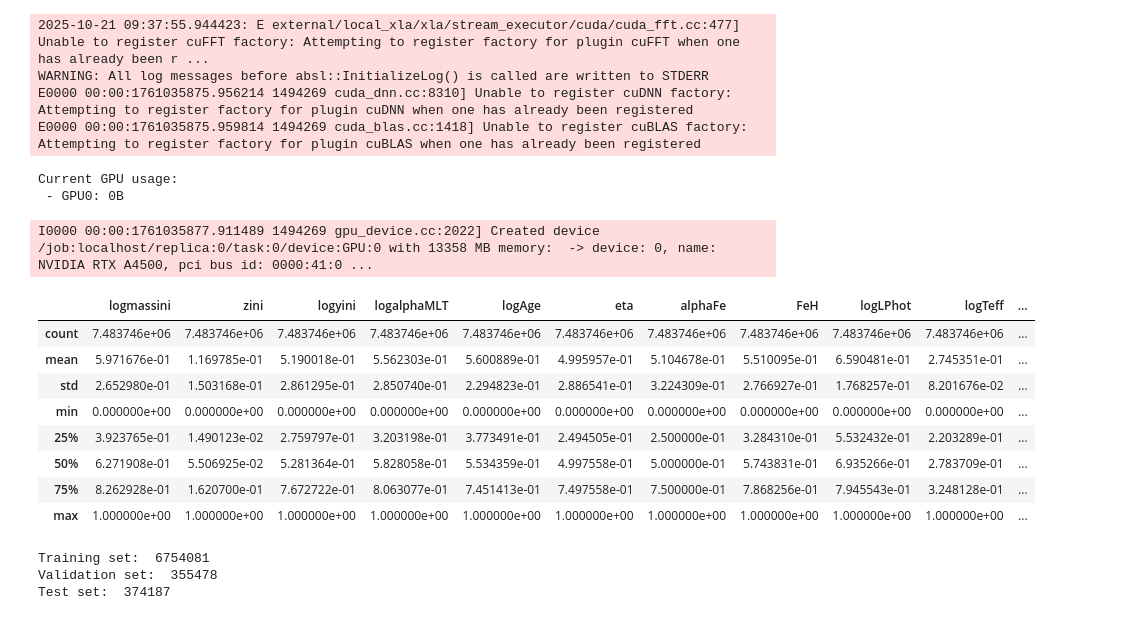
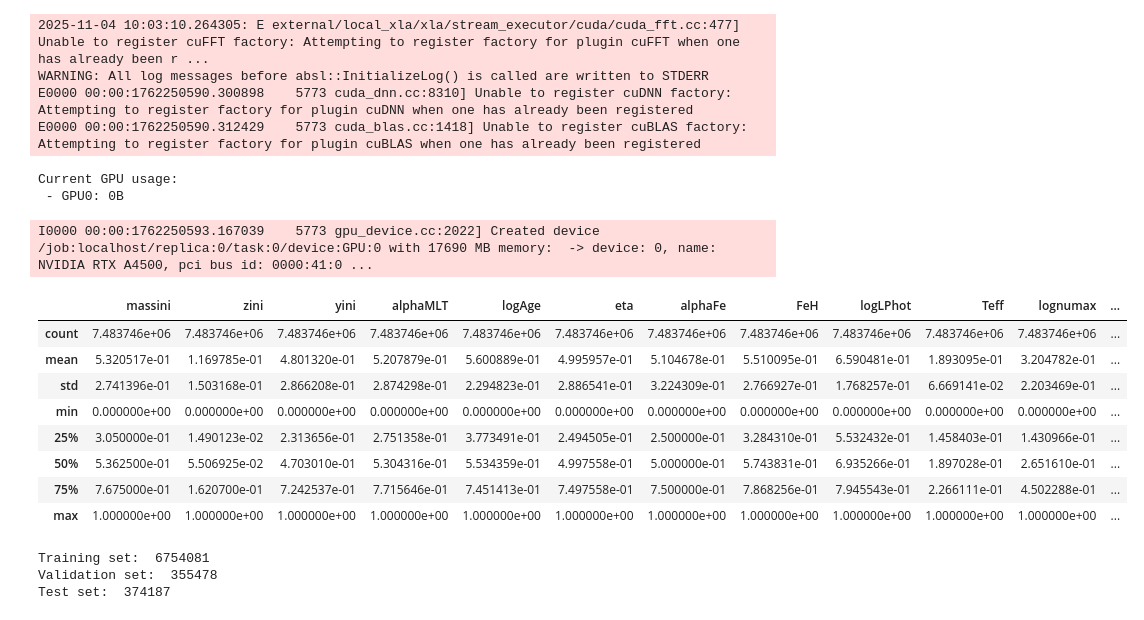
Before and after one commit to ehatt98/M4-hierarchical, a Jupyter notebook: notebooks/plots/hexbin-plot.ipynb, the cells around one changed output. Cells and saved outputs as stored; diff of their text form; code cells hidden in the pictures.

```diff
--- a/notebooks/plots/hexbin-plot.ipynb
+++ b/notebooks/plots/hexbin-plot.ipynb
@@ -14,7 +14,7 @@ import jax
 from WMSE import WMSE, WMSE_metric
 
 
-jax.config.update("jax_enable_x64", False)
+jax.config.update("jax_enable_x64", False)make the age a hyperparameter, yini a hyperparameter and etaR
 
 #### graphical
 import matplotlib.pyplot as plt
@@ -42,13 +42,13 @@ print("Current GPU usage:\n"
 
 modelpath = '/home/hatte/M4/models'
 # %% [output]
-2025-10-21 09:37:55.944423: E external/local_xla/xla/stream_executor/cuda/cuda_fft.cc:477] Unable to register cuFFT factory: Attempting to register factory for plugin cuFFT when one has already been r ...
+2025-11-04 10:03:10.264305: E external/local_xla/xla/stream_executor/cuda/cuda_fft.cc:477] Unable to register cuFFT factory: Attempting to register factory for plugin cuFFT when one has already been r ...
 WARNING: All log messages before absl::InitializeLog() is called are written to STDERR
-E0000 00:00:1761035875.956214 1494269 cuda_dnn.cc:8310] Unable to register cuDNN factory: Attempting to register factory for plugin cuDNN when one has already been registered
-E0000 00:00:1761035875.959814 1494269 cuda_blas.cc:1418] Unable to register cuBLAS factory: Attempting to register factory for plugin cuBLAS when one has already been registered
+E0000 00:00:1762250590.300898    5773 cuda_dnn.cc:8310] Unable to register cuDNN factory: Attempting to register factory for plugin cuDNN when one has already been registered
+E0000 00:00:1762250590.312429    5773 cuda_blas.cc:1418] Unable to register cuBLAS factory: Attempting to register factory for plugin cuBLAS when one has already been registered
 Current GPU usage:
  - GPU0: 0B
-I0000 00:00:1761035877.911489 1494269 gpu_device.cc:2022] Created device /job:localhost/replica:0/task:0/device:GPU:0 with 13358 MB memory:  -> device: 0, name: NVIDIA RTX A4500, pci bus id: 0000:41:0 ...
+I0000 00:00:1762250593.167039    5773 gpu_device.cc:2022] Created device /job:localhost/replica:0/task:0/device:GPU:0 with 17690 MB memory:  -> device: 0, name: NVIDIA RTX A4500, pci bus id: 0000:41:0 ...
 # %%
 df_full = pd.read_hdf('../../grids/Chiara-dnufit.hdf5', key='df') ## edit for your grid!!
 
@@ -56,44 +56,44 @@ df_full['logLPhot'] = np.log10(df_full['LPhot'])
 
 df_full['lognumax'] = np.log10(df_full['numax']*3090)
 
 df_full['logdnufit'] = np.log10(df_full['dnufit'])
 
 df_full['logAge'] = np.log10(df_full['age'])
 
 df_full['logTeff'] = np.log10(df_full['Teff'])
 
 df_full['logmassini'] = np.log10(df_full['massini'])
 
 df_full['logyini'] = np.log10(df_full['yini'])
 
 df_full['logalphaMLT'] = np.log10(df_full['alphaMLT'])
 
 
 #### define inputs
-inputs = ['logmassini', 'zini', 'logyini', 'logalphaMLT', 'logAge', 'eta', 'alphaFe']
+inputs = ['massini', 'zini', 'yini', 'alphaMLT', 'logAge', 'eta', 'alphaFe']
 
 #### define outputs
-classical_outputs = ['FeH', 'logLPhot', 'logTeff']
+classical_outputs = ['FeH', 'logLPhot', 'Teff']
 astero_outputs = ['lognumax', 'logdnufit']
 
 outputs = classical_outputs+astero_outputs
 
 df = df_full[inputs+outputs]
 
 df_norm = (df - df.min())/(df.max() - df.min())
 
 ## check df_norm.describe looks reasonable (min=0, max=1):
 df_norm.describe()
 # %% [output]
-|  | logmassini | zini | logyini | logalphaMLT | logAge | eta | alphaFe | FeH | logLPhot | logTeff | ... |
-| count | 7.483746e+06 | 7.483746e+06 | 7.483746e+06 | 7.483746e+06 | 7.483746e+06 | 7.483746e+06 | 7.483746e+06 | 7.483746e+06 | 7.483746e+06 | 7.483746e+06 | ... |
-| mean | 5.971676e-01 | 1.169785e-01 | 5.190018e-01 | 5.562303e-01 | 5.600889e-01 | 4.995957e-01 | 5.104678e-01 | 5.510095e-01 | 6.590481e-01 | 2.745351e-01 | ... |
-| std | 2.652980e-01 | 1.503168e-01 | 2.861295e-01 | 2.850740e-01 | 2.294823e-01 | 2.886541e-01 | 3.224309e-01 | 2.766927e-01 | 1.768257e-01 | 8.201676e-02 | ... |
-| min | 0.000000e+00 | 0.000000e+00 | 0.000000e+00 | 0.000000e+00 | 0.000000e+00 | 0.000000e+00 | 0.000000e+00 | 0.000000e+00 | 0.000000e+00 | 0.000000e+00 | ... |
-| 25% | 3.923765e-01 | 1.490123e-02 | 2.759797e-01 | 3.203198e-01 | 3.773491e-01 | 2.494505e-01 | 2.500000e-01 | 3.284310e-01 | 5.532432e-01 | 2.203289e-01 | ... |
-| 50% | 6.271908e-01 | 5.506925e-02 | 5.281364e-01 | 5.828058e-01 | 5.534359e-01 | 4.997558e-01 | 5.000000e-01 | 5.743831e-01 | 6.935266e-01 | 2.783709e-01 | ... |
-| 75% | 8.262928e-01 | 1.620700e-01 | 7.672722e-01 | 8.063077e-01 | 7.451413e-01 | 7.497558e-01 | 7.500000e-01 | 7.868256e-01 | 7.945543e-01 | 3.248128e-01 | ... |
-| max | 1.000000e+00 | 1.000000e+00 | 1.000000e+00 | 1.000000e+00 | 1.000000e+00 | 1.000000e+00 | 1.000000e+00 | 1.000000e+00 | 1.000000e+00 | 1.000000e+00 | ... |
+|  | massini | zini | yini | alphaMLT | logAge | eta | alphaFe | FeH | logLPhot | Teff | lognumax | ... |
+| count | 7.483746e+06 | 7.483746e+06 | 7.483746e+06 | 7.483746e+06 | 7.483746e+06 | 7.483746e+06 | 7.483746e+06 | 7.483746e+06 | 7.483746e+06 | 7.483746e+06 | 7.483746e+06 | ... |
+| mean | 5.320517e-01 | 1.169785e-01 | 4.801320e-01 | 5.207879e-01 | 5.600889e-01 | 4.995957e-01 | 5.104678e-01 | 5.510095e-01 | 6.590481e-01 | 1.893095e-01 | 3.204782e-01 | ... |
+| std | 2.741396e-01 | 1.503168e-01 | 2.866208e-01 | 2.874298e-01 | 2.294823e-01 | 2.886541e-01 | 3.224309e-01 | 2.766927e-01 | 1.768257e-01 | 6.669141e-02 | 2.203469e-01 | ... |
+| min | 0.000000e+00 | 0.000000e+00 | 0.000000e+00 | 0.000000e+00 | 0.000000e+00 | 0.000000e+00 | 0.000000e+00 | 0.000000e+00 | 0.000000e+00 | 0.000000e+00 | 0.000000e+00 | ... |
+| 25% | 3.050000e-01 | 1.490123e-02 | 2.313656e-01 | 2.751358e-01 | 3.773491e-01 | 2.494505e-01 | 2.500000e-01 | 3.284310e-01 | 5.532432e-01 | 1.458403e-01 | 1.430966e-01 | ... |
+| 50% | 5.362500e-01 | 5.506925e-02 | 4.703010e-01 | 5.304316e-01 | 5.534359e-01 | 4.997558e-01 | 5.000000e-01 | 5.743831e-01 | 6.935266e-01 | 1.897028e-01 | 2.651610e-01 | ... |
+| 75% | 7.675000e-01 | 1.620700e-01 | 7.242537e-01 | 7.715646e-01 | 7.451413e-01 | 7.497558e-01 | 7.500000e-01 | 7.868256e-01 | 7.945543e-01 | 2.266111e-01 | 4.502288e-01 | ... |
+| max | 1.000000e+00 | 1.000000e+00 | 1.000000e+00 | 1.000000e+00 | 1.000000e+00 | 1.000000e+00 | 1.000000e+00 | 1.000000e+00 | 1.000000e+00 | 1.000000e+00 | 1.000000e+00 | ... |
 # %%
 seed = 42
 
```
Also changed, not shown: parts of 21 cells of this notebook, 19 other files.
